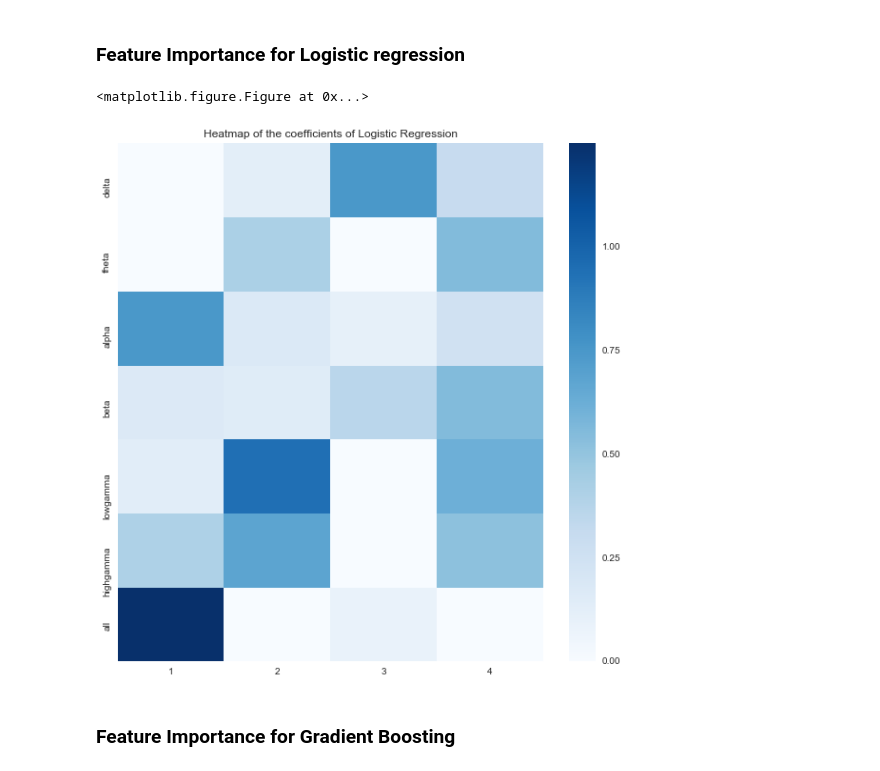
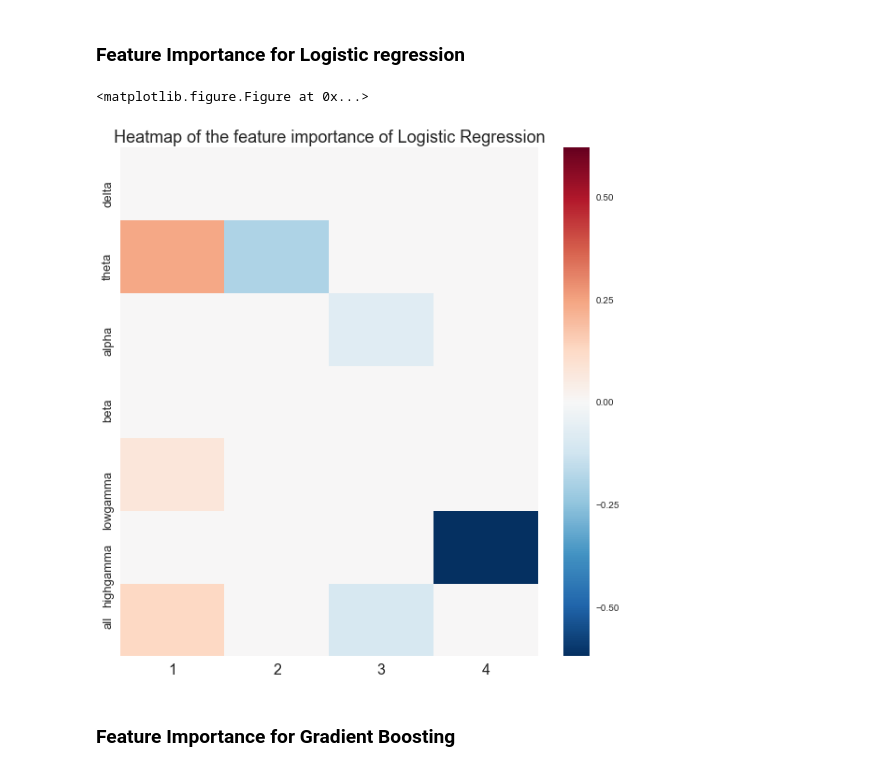
Before and after one commit to sdot08/Optimization-of-Responsive-Neurostimulation-RNS-Therapy-through-Data-Mining-Approaches, a Jupyter notebook: src/ML results_222_2.ipynb, the cells around one changed output. Cells and saved outputs as stored; diff of their text form; code cells hidden in the pictures.

```diff
--- a/src/ML results_222_2.ipynb
+++ b/src/ML results_222_2.ipynb
@@ -149,28 +151,10 @@ The accuracy for ensemble model is
 ## 4. Feature Importance
 # %% [markdown]
 ### Feature Importance for Logistic regression
-# %%
-import matplotlib.pyplot as plt
-
-prepath = '../estimators/'+patid + '/'
-classifier_int = 1
-int2name = {1:'Logistic Regression', 2: 'SVM', 3: 'Gaussian Naive Bayes classifier', 4:'Linear Discriminant Analysis', 5:'decision tree', 6:'random forest', 7:'gradient boosting'}
-clf_name = int2name[classifier_int]
-clf = pickle.load(open(prepath + 'best_estimator_for_' + str(clf_name) + '.p', "rb" ))
-coef = np.abs(clf.coef_.reshape(7,4))
-powerband = ['delta', 'theta', 'alpha', 'beta', 'lowgamma', 'highgamma', 'all'][::-1]
-channel = ['1', '2', '3', '4']
-df = pd.DataFrame(coef, index = powerband, columns = channel)
-import seaborn as sns
-fig = plt.figure()
-fig, ax = plt.subplots(1,1, figsize=(10,10))
-r = sns.heatmap(coef, cmap = "Blues")
-r.set_title("Heatmap of the coefficients of {}".format(clf_name))
-ax.set_yticklabels(df.index)
-ax.set_xticklabels(df.columns)
-plt.show()
-# %% [output]
-<matplotlib.figure.Figure at 0x...>
-[figure, removed]
+# %%
+plot_funcs.feature_importance(pat,1)
+# %% [output]
+<matplotlib.figure.Figure at 0x...>
+[figure, added]
 # %% [markdown]
 ### Feature Importance for Gradient Boosting
```
Also changed, not shown: parts of 12 cells of this notebook, 13 other files.
